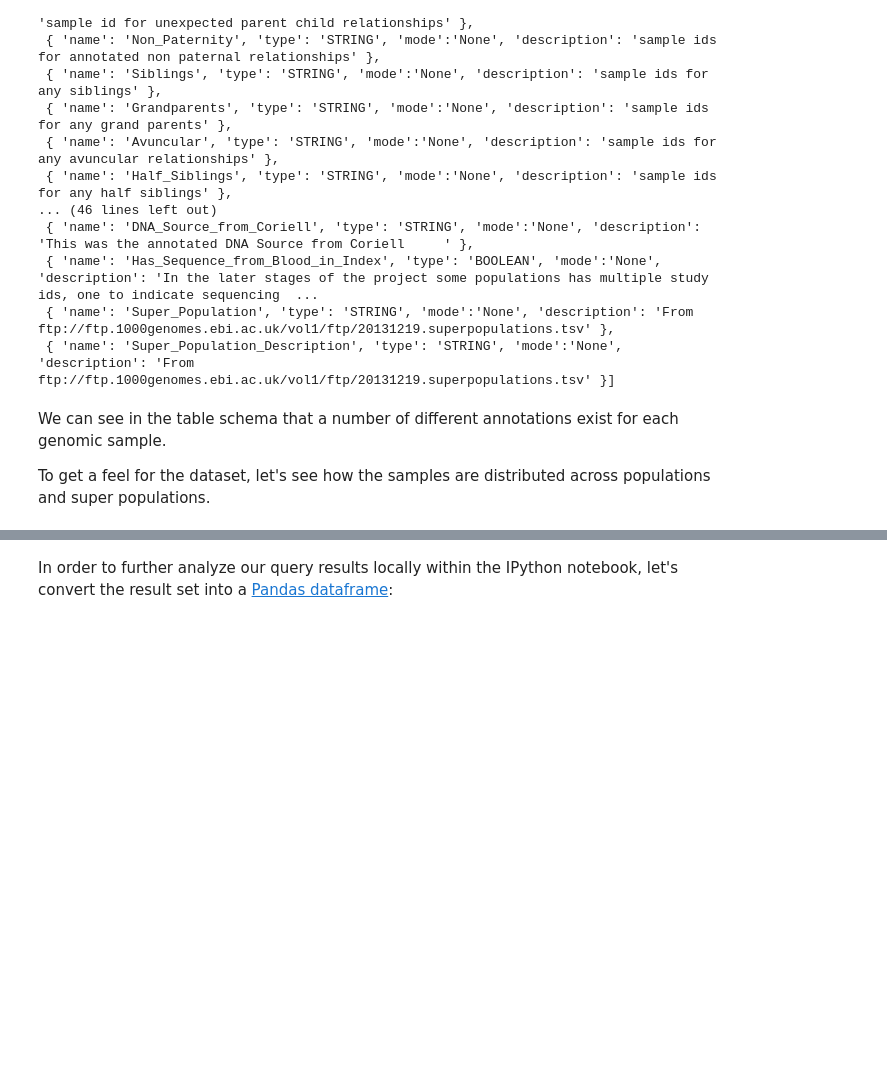
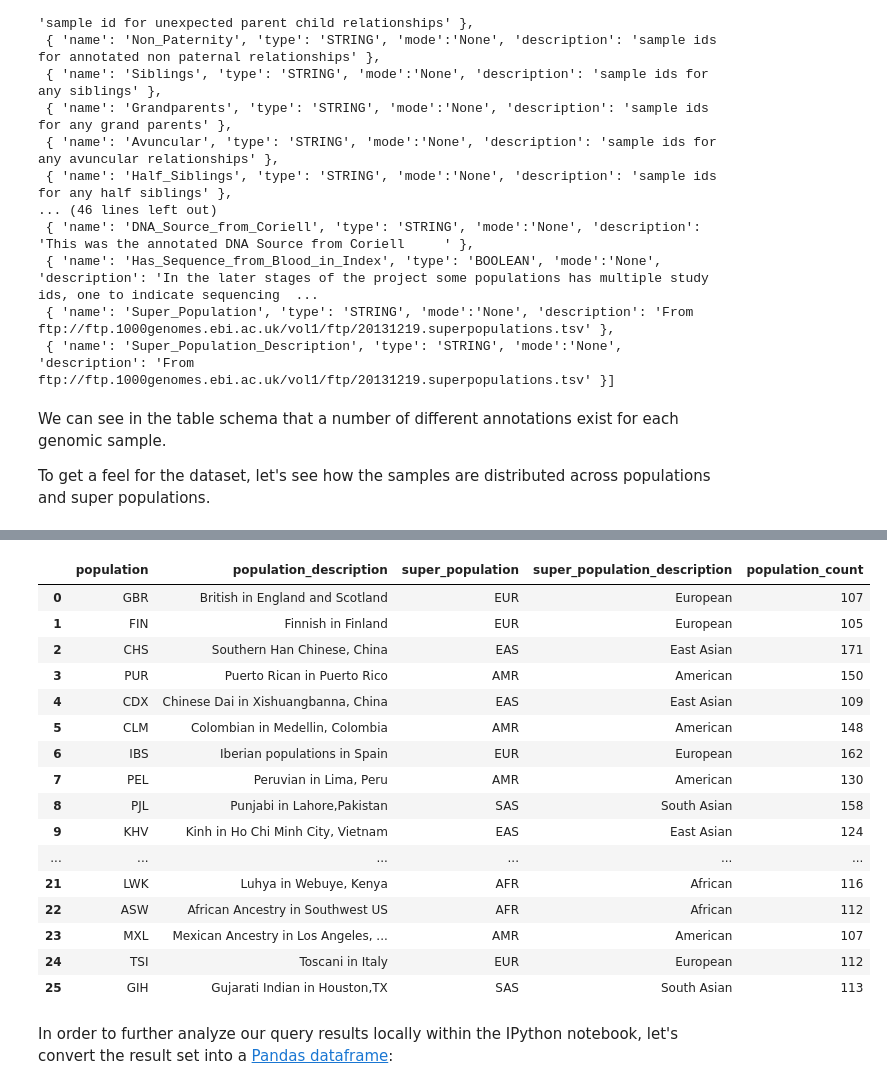
Before and after one commit to googlegenomics/datalab-examples, a Jupyter notebook: datalab/genomics/Explore 1000 Genomes Samples.ipynb, the cells around one changed output, grey strips where cells are left out. Drawn from its saved outputs; the diff is of its cells as text; code cells hidden in the pictures; blank space fills up the shorter version.

```diff
--- a/datalab/genomics/Explore 1000 Genomes Samples.ipynb
+++ b/datalab/genomics/Explore 1000 Genomes Samples.ipynb
@@ -65,5 +65,5 @@ GROUP BY
   super_population,
   super_population_description
 # %%
-bq.Query(pops, samples_table=samples_table).results()
+bq.Query(pops, samples_table=samples_table).to_dataframe()
 # %% [output]
@@ -71,3 +70,20 @@ bq.Query(pops, samples_table=samples_table).results()
+|  | population | population_description | super_population | super_population_description | population_count |
+| 0 | GBR | British in England and Scotland | EUR | European | 107 |
+| 1 | FIN | Finnish in Finland | EUR | European | 105 |
+| 2 | CHS | Southern Han Chinese, China | EAS | East Asian | 171 |
+| 3 | PUR | Puerto Rican in Puerto Rico | AMR | American | 150 |
+| 4 | CDX | Chinese Dai in Xishuangbanna, China | EAS | East Asian | 109 |
+| 5 | CLM | Colombian in Medellin, Colombia | AMR | American | 148 |
+| 6 | IBS | Iberian populations in Spain | EUR | European | 162 |
+| 7 | PEL | Peruvian in Lima, Peru | AMR | American | 130 |
+| 8 | PJL | Punjabi in Lahore,Pakistan | SAS | South Asian | 158 |
+| 9 | KHV | Kinh in Ho Chi Minh City, Vietnam | EAS | East Asian | 124 |
+| ... | ... | ... | ... | ... | ... |
+| 21 | LWK | Luhya in Webuye, Kenya | AFR | African | 116 |
+| 22 | ASW | African Ancestry in Southwest US | AFR | African | 112 |
+| 23 | MXL | Mexican Ancestry in Los Angeles, ... | AMR | American | 107 |
+| 24 | TSI | Toscani in Italy | EUR | European | 112 |
+| 25 | GIH | Gujarati Indian in Houston,TX | SAS | South Asian | 113 |
 # %% [markdown]
 In order to further analyze our query results locally within the IPython notebook, let's convert the result set into a [Pandas dataframe](http://pandas.pydata.org/pandas-docs/dev/generated/pandas.DataFrame.html):
 # %%
```
Also changed, not shown: parts of 1 cell of this notebook, 1 other file.
